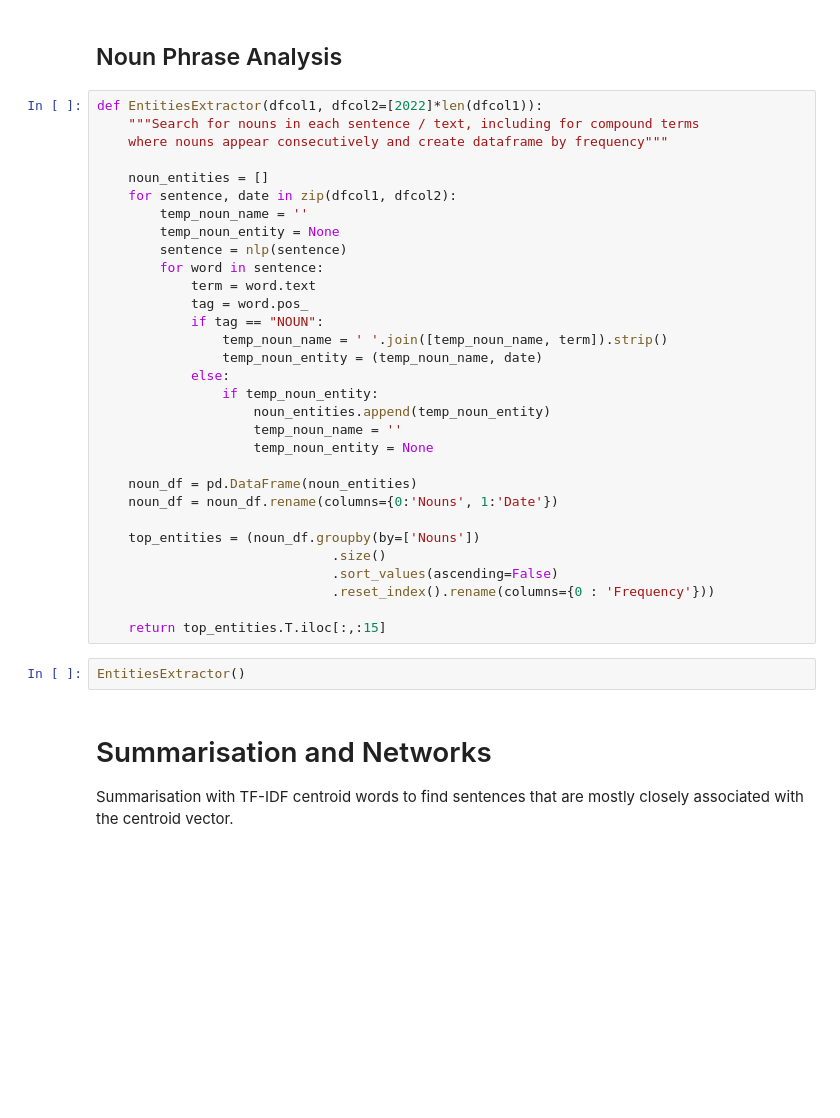
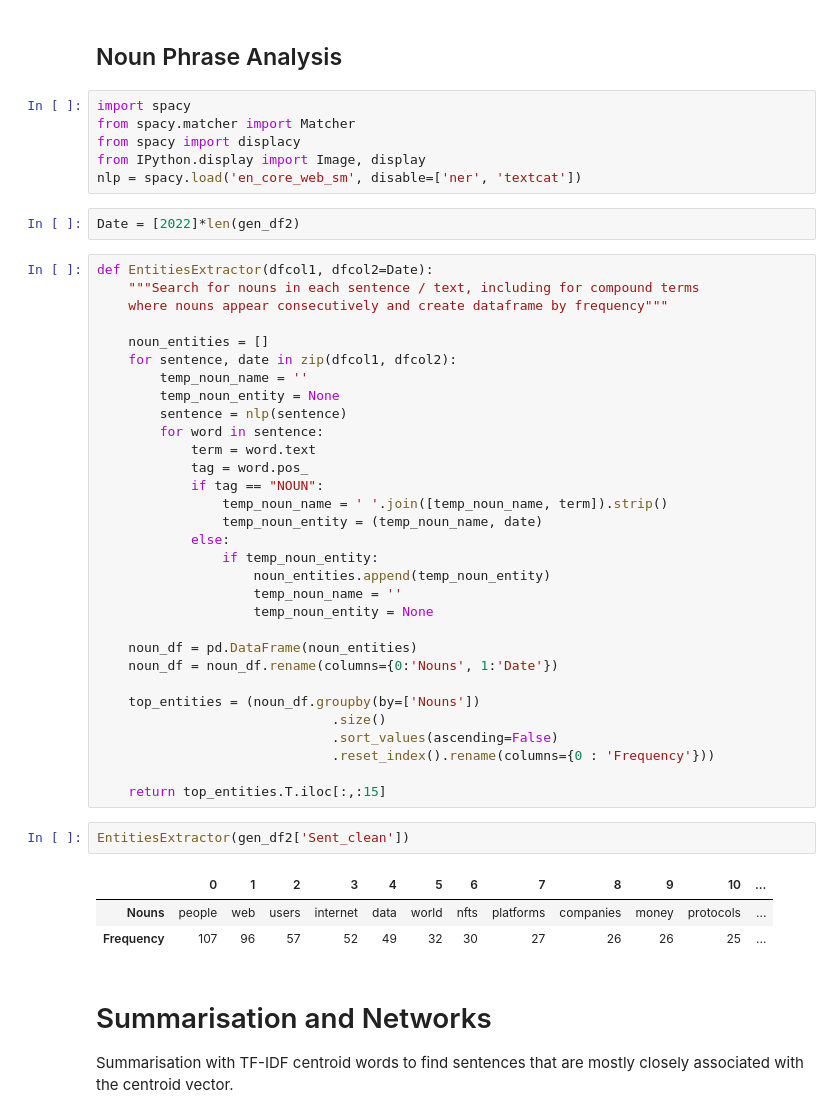
Before and after one commit to michaelmml/NLP-Information-Extraction, a Jupyter notebook: BERTopicModelling.ipynb, the cells around one changed output. Cells and saved outputs as stored; diff of their text form; blank space fills up the shorter version.

```diff
--- a/BERTopicModelling.ipynb
+++ b/BERTopicModelling.ipynb
@@ -450,8 +671,16 @@ model.visualize_barchart(top_n_topics=21, n_words=3)
 ![newplot (1).png](embedded-picture-1)
 # %% [markdown]
 ## Noun Phrase Analysis
+# %%
+import spacy
+from spacy.matcher import Matcher
+from spacy import displacy
+from IPython.display import Image, display
+nlp = spacy.load('en_core_web_sm', disable=['ner', 'textcat'])
+# %%
+Date = [2022]*len(gen_df2)
 # %%
-def EntitiesExtractor(dfcol1, dfcol2=[2022]*len(dfcol1)):
+def EntitiesExtractor(dfcol1, dfcol2=Date):
     """Search for nouns in each sentence / text, including for compound terms
     where nouns appear consecutively and create dataframe by frequency"""
 
@@ -482,7 +711,11 @@ def EntitiesExtractor(dfcol1, dfcol2=[2022]*len(dfcol1)):
 
     return top_entities.T.iloc[:,:15]
 # %%
-EntitiesExtractor()
+EntitiesExtractor(gen_df2['Sent_clean'])
+# %% [output]
+|  | 0 | 1 | 2 | 3 | 4 | 5 | 6 | 7 | 8 | 9 | 10 | ... |
+| Nouns | people | web | users | internet | data | world | nfts | platforms | companies | money | protocols | ... |
+| Frequency | 107 | 96 | 57 | 52 | 49 | 32 | 30 | 27 | 26 | 26 | 25 | ... |
 # %% [markdown]
 # Summarisation and Networks
 
```
Also changed, not shown: parts of 37 cells of this notebook.
